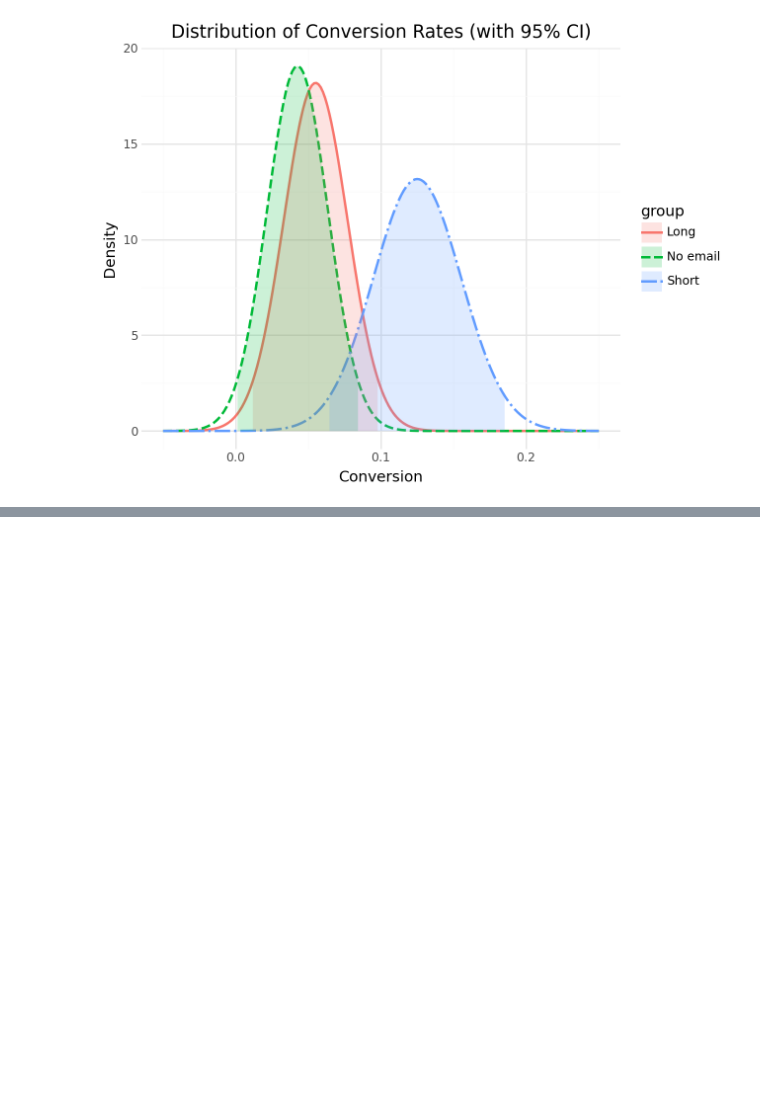
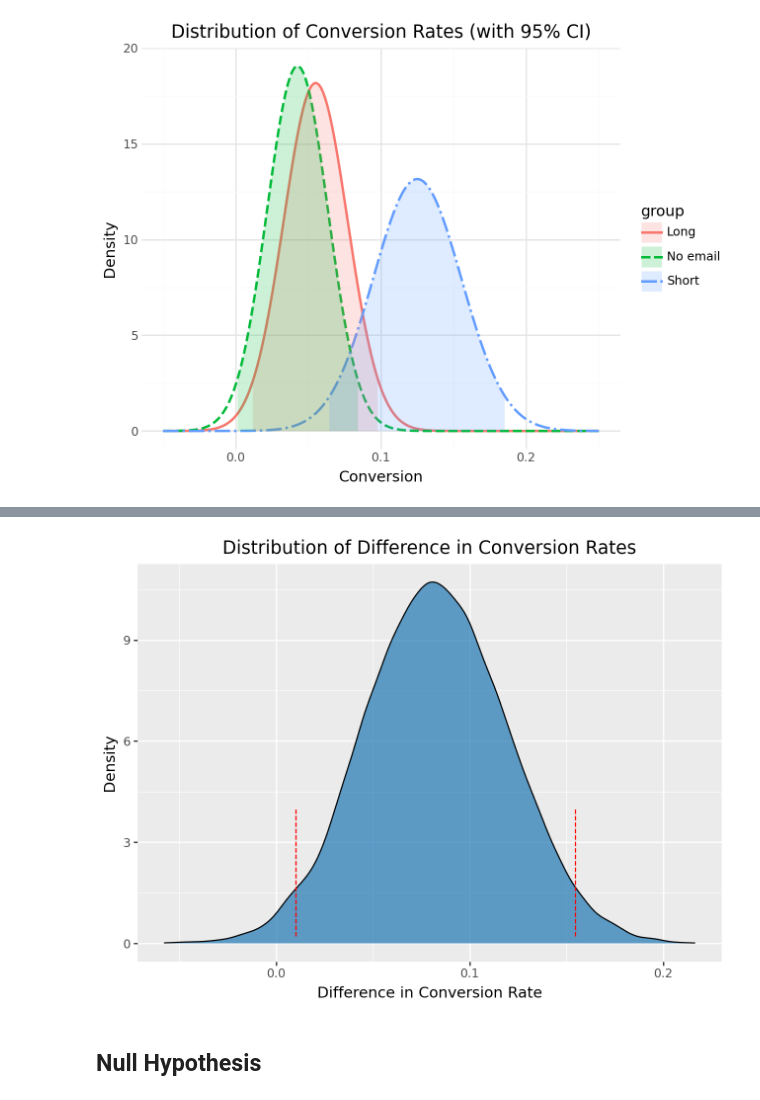
Before and after one commit to Sechi42/Causal_Inference-with-python, a Jupyter notebook: ch02/ch02.ipynb, the cells around one changed output, grey strips where cells are left out. Drawn from its saved outputs; the diff is of its cells as text; code cells hidden in the pictures; blank space fills up the shorter version.

```diff
--- a/ch02/ch02.ipynb
+++ b/ch02/ch02.ipynb
@@ -446,0 +520,27 @@ df_shaded = df_all.filter(
+# %%
+x = np.random.normal(diff_mu, diff_se, 20000)
+df_diff = pl.DataFrame({"x": x})
+
+y_altura = 4
+
+(
+    ggplot(df_diff, aes(x="x"))
+    + geom_density(fill="#1f77b4", alpha=0.7)
+    + labs(
+        title="Distribution of Difference in Conversion Rates",
+        x="Difference in Conversion Rate",
+        y="Density"
+    )
+    + annotate("segment",
+               x=ci[0], xend=ci[0],  # Posición X (la misma para que sea vertical)
+               y=0.2, yend=y_altura,   # Desde el suelo (0) hasta tu altura fija
+               linetype="dashed", color="red")
+    + annotate("segment",
+               x=ci[1], xend=ci[1],
+               y=0.2, yend=y_altura,
+               linetype="dashed", color="red")
+)
+# %% [output]
+[figure, added]
+# %% [markdown]
+## Null Hypothesis
```
Also changed, not shown: parts of 4 cells of this notebook.
